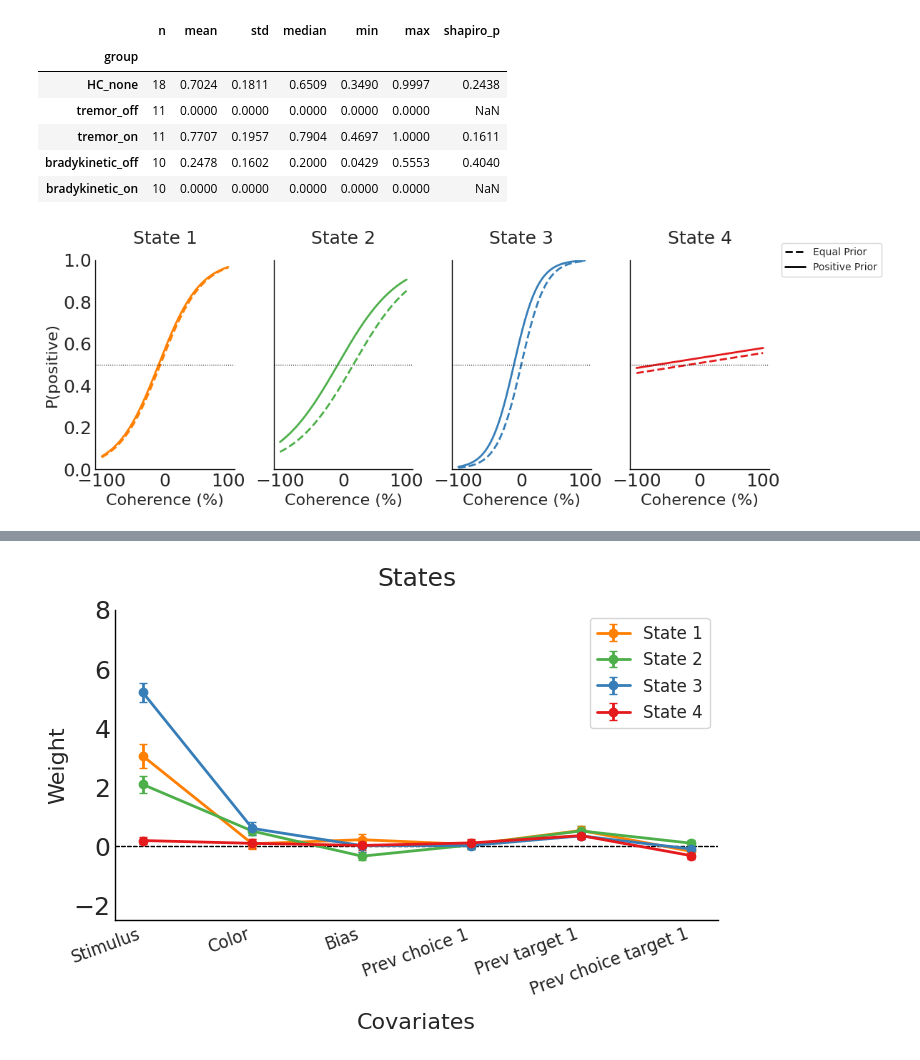
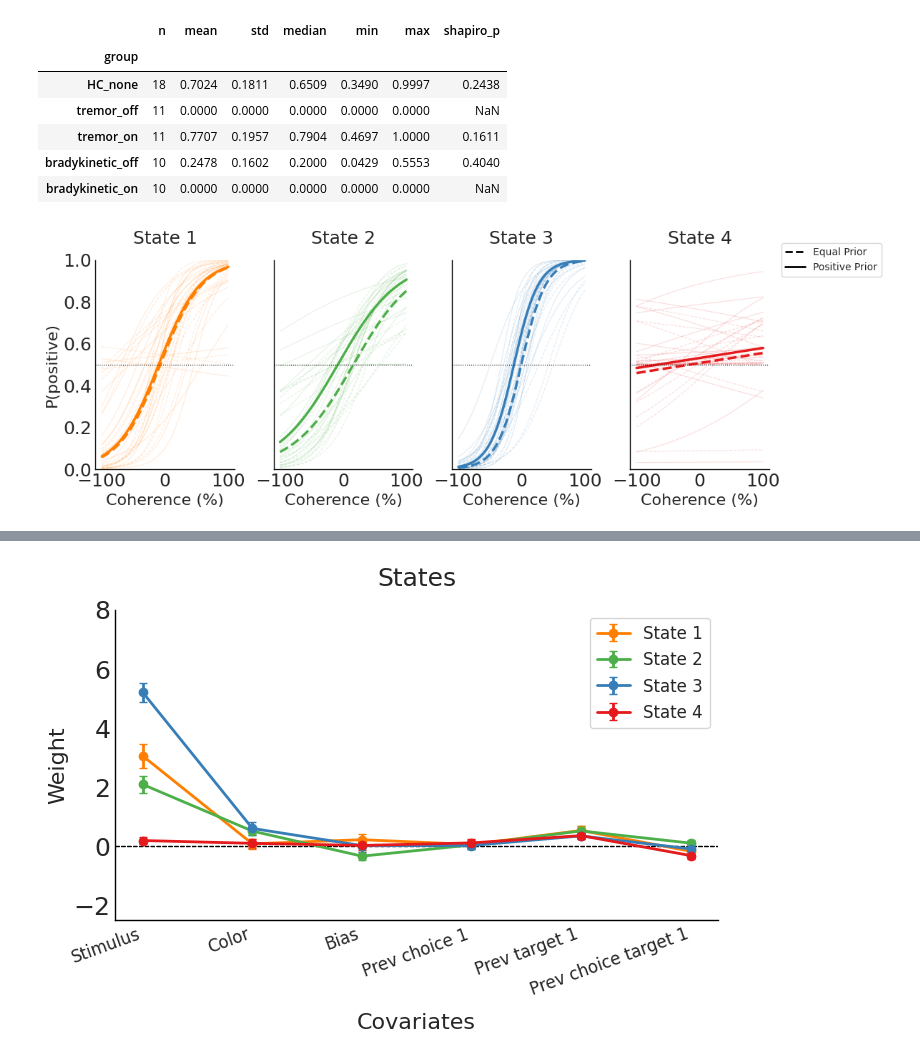
Before and after one commit to vaibrainium/bayesian-priors-in-pd-subtype, a Jupyter notebook: notebooks/4.10-glm-hmm-model-analysis.ipynb, the cells around one changed output, grey strips where cells are left out. Cells and saved outputs as stored; diff of their text form; code cells hidden in the pictures.

Commit message:
feat: dissemination figure complete

```diff
--- a/notebooks/4.10-glm-hmm-model-analysis.ipynb
+++ b/notebooks/4.10-glm-hmm-model-analysis.ipynb
@@ -634,28 +634,25 @@ def diss_plot_group_state_psych(axrow, group, gd, title=None):
     mean_w, sem_w = Wg.mean(0), Wg.std(0) / np.sqrt(S)
     mean_o, sem_o = Og.mean(0), Og.std(0) / np.sqrt(S)
 
-    # xf = np.arange(len(feats))
-    # for ax_w, k in zip(ax_weights, range(K)):
-    #     ax_w.plot(Wg[:, k, :].T, color=colors[k], alpha=0.3, lw=0.8)
-    #     ax_w.errorbar(xf, mean_w[k], yerr=sem_w[k], color="k", marker="o", lw=2, capsize=3, label=state_label(k))
-    #     ax_w.axhline(0, color="k", ls="--", lw=0.8)
-    #     ax_w.set_xticks(xf)
-    #     ax_w.set_xticklabels(feats, rotation=20, ha="right", fontsize=8)
-    #     ax_w.set_ylim(-2.5, 8)
-    #     ax_w.legend(fontsize=7)
+    def psych_curve(w_row, c, xr):
+        logit = w_row[si] * xr
+        if bi is not None:
+            logit += w_row[bi]
+        if ci is not None:
+            logit += w_row[ci] * c
+        if cXs_i is not None:
+            logit += w_row[cXs_i] * xr * c
+        return 1 / (1 + np.exp(-logit))
 
     xr = np.linspace(-1, 1, 200)
     for ax, k in zip(ax_psych, range(K)):
         for c in [0, 1]:
-            logit = mean_w[k, si] * xr
-            if bi is not None:
-                logit += mean_w[k, bi]
-            if ci is not None:
-                logit += mean_w[k, ci] * c
-            if cXs_i is not None:
-                logit += mean_w[k, cXs_i] * xr * c
             ls = "--" if c == 0 else "-"
-            ax.plot(xr * 100, 1 / (1 + np.exp(-logit)), color=colors[k], lw=2, ls=ls)
+
+            for s in range(S):
+                ax.plot(xr * 100, psych_curve(Wg[s, k], c, xr), color=colors[k], lw=0.8, ls=ls, alpha=0.15)
+
+            ax.plot(xr * 100, psych_curve(mean_w[k], c, xr), color=colors[k], lw=2.5, ls=ls)
 
         ax.axhline(0.5, color="k", ls=":", lw=0.8)
         if ax == ax_psych[0]:
@@ -663,31 +660,31 @@ def diss_plot_group_state_psych(axrow, group, gd, title=None):
             ax.set_ylabel("P(positive)", position=(0.5, 0.5))
             ax.set_ylim(0, 1)
         else:
             ax.set_yticklabels([])
         ax.set_xlabel("Coherence (%)")
         ax.set_ylim(0, 1)
 
         # dummy dashed and solid lines
         if ax == ax_psych[-1]:
             ax.plot([], [], color="k", lw=2, ls="--", label="Equal Prior")
             ax.plot([], [], color="k", lw=2, ls="-", label="Positive Prior")
             ax.legend(fontsize=10, bbox_to_anchor=(1.05, 1), loc='center left')
 
         ax.set_title(f"State {k+1}", fontsize=18, y=1.05)
 
     # if title:
     #     ax_psych[0].figure.suptitle(title, fontsize=25, y=1.05)
 
 group_data = build_group_data(bundle, sess_md)
 GROUP_ORDER = [("HC", "none")]
 GROUP_ORDER = [g for g in GROUP_ORDER if g in group_data]
 nG = len(GROUP_ORDER)
 
 for row, g in enumerate(GROUP_ORDER):
     fig, axes = plt.subplots(1, K, figsize=(12, 4.2), squeeze=False)
     title = f"{g[0].capitalize()}_{g[1]}" if g[0] != "HC" else f"{g[0]}"
     diss_plot_group_state_psych(axes, g, group_data[g], title=title)
 plt.tight_layout()
 plt.show()
 # %% [output]
-[figure, old version]
+[figure, new version]
```
Also changed, not shown: parts of 1 cell of this notebook, 3 other files.
